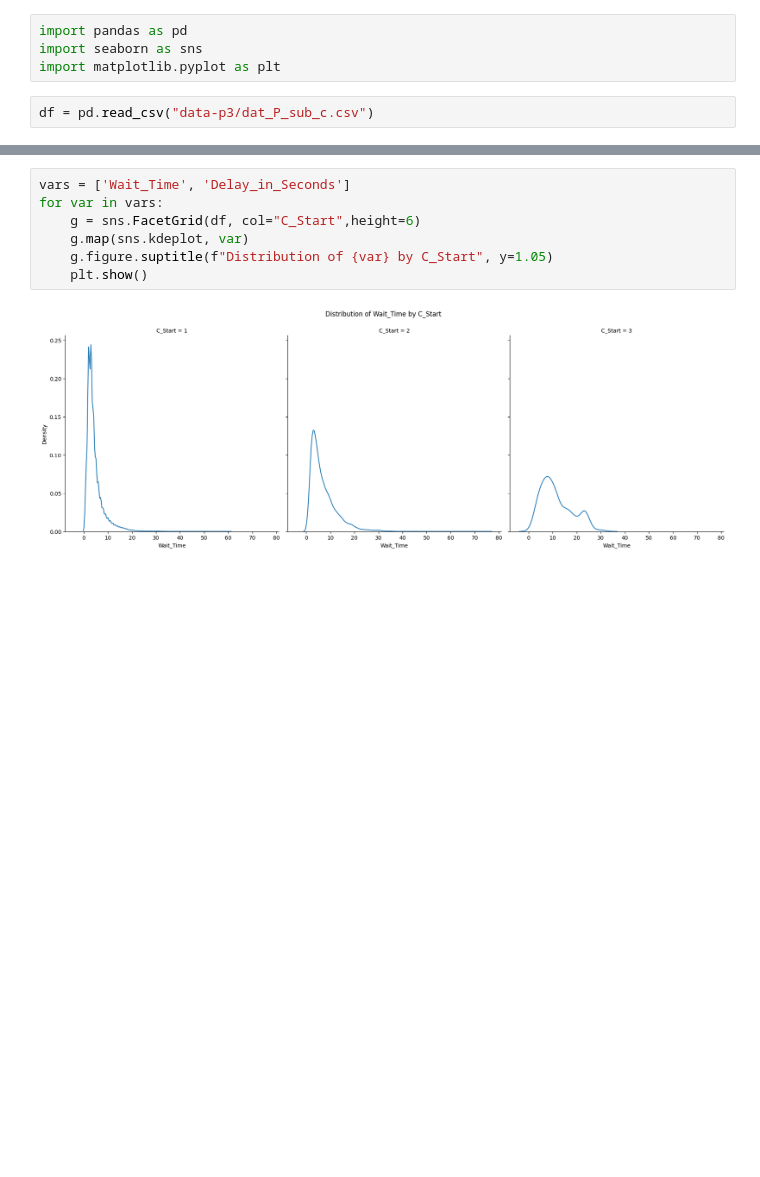
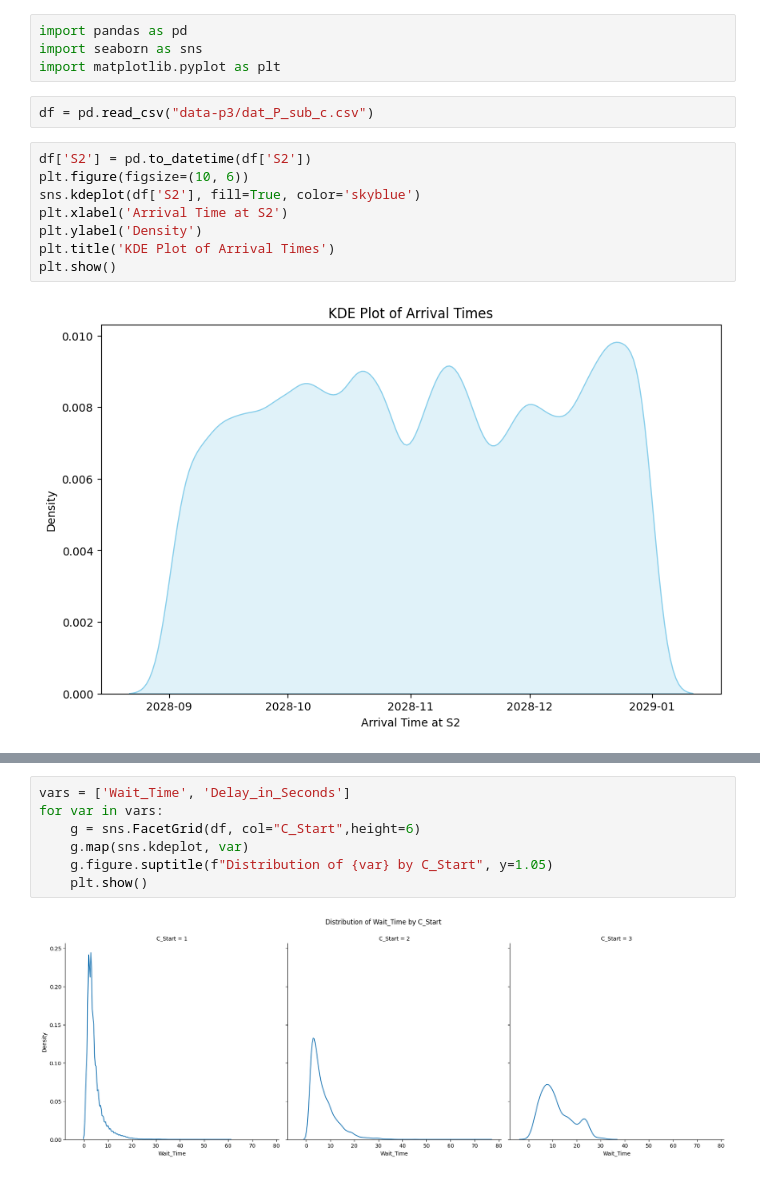
Before and after one commit to mairihallman/MAT-4376E-F24, a Jupyter notebook: 3-queueing-systems/dat-p-sub-exploration.ipynb, the cells around one changed output, grey strips where cells are left out. Saved outputs shown, nothing was run; the diff lists cells and outputs as text; blank space fills up the shorter version.

```diff
--- a/3-queueing-systems/dat-p-sub-exploration.ipynb
+++ b/3-queueing-systems/dat-p-sub-exploration.ipynb
@@ -6,3 +6,13 @@ import seaborn as sns
 import matplotlib.pyplot as plt
 # %%
 df = pd.read_csv("data-p3/dat_P_sub_c.csv")
+# %%
+df['S2'] = pd.to_datetime(df['S2'])
+plt.figure(figsize=(10, 6))
+sns.kdeplot(df['S2'], fill=True, color='skyblue')
+plt.xlabel('Arrival Time at S2')
+plt.ylabel('Density')
+plt.title('KDE Plot of Arrival Times')
+plt.show()
+# %% [output]
+[figure, added]
```
Also changed, not shown: parts of 1 cell of this notebook, 1 other file.
